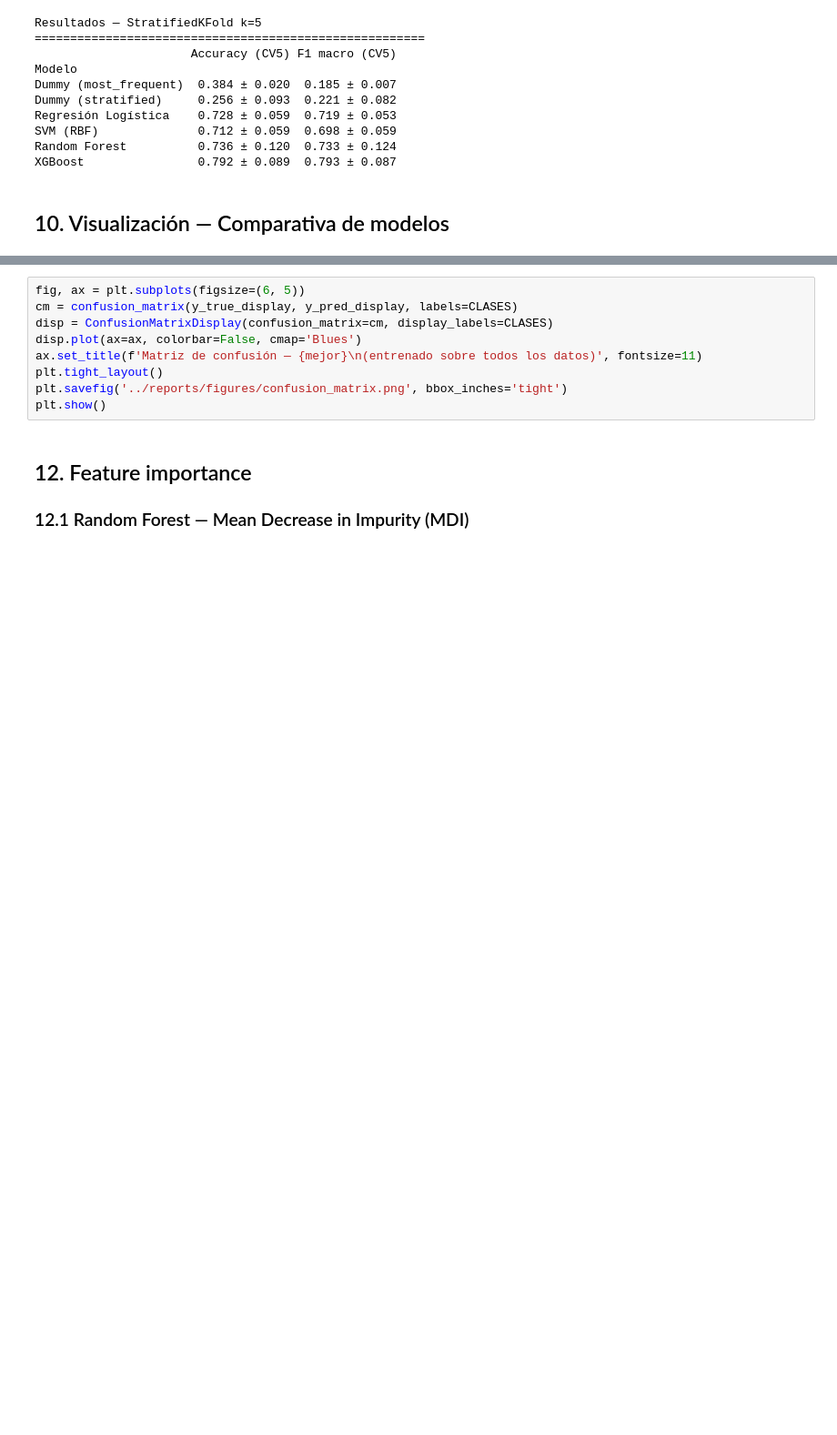
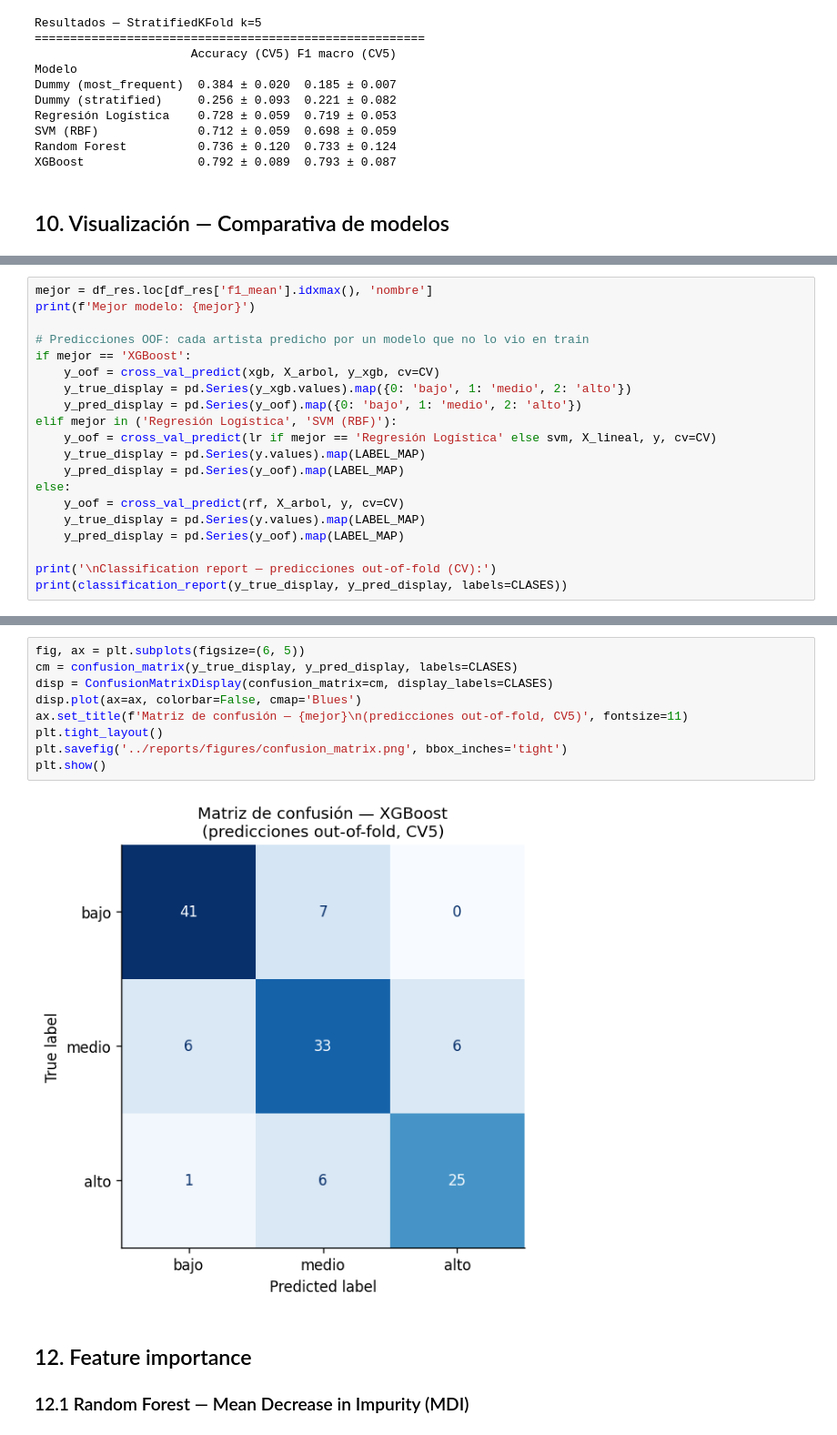
Before and after one commit to viictorhp/Data_Science-Master_Thesis, a Jupyter notebook: notebooks/02_modelado.ipynb, the cells around one changed output, grey strips where cells are left out. Shown at 91% size. Cells and saved outputs as stored; diff of their text form; blank space fills up the shorter version.

```diff
--- a/notebooks/02_modelado.ipynb
+++ b/notebooks/02_modelado.ipynb
@@ -305,0 +284,20 @@ print(classification_report(y_true_display, y_pred_display, target_names=CLASES)
+# %%
+mejor = df_res.loc[df_res['f1_mean'].idxmax(), 'nombre']
+print(f'Mejor modelo: {mejor}')
+
+# Predicciones OOF: cada artista predicho por un modelo que no lo vio en train
+if mejor == 'XGBoost':
+    y_oof = cross_val_predict(xgb, X_arbol, y_xgb, cv=CV)
+    y_true_display = pd.Series(y_xgb.values).map({0: 'bajo', 1: 'medio', 2: 'alto'})
+    y_pred_display = pd.Series(y_oof).map({0: 'bajo', 1: 'medio', 2: 'alto'})
+elif mejor in ('Regresión Logística', 'SVM (RBF)'):
+    y_oof = cross_val_predict(lr if mejor == 'Regresión Logística' else svm, X_lineal, y, cv=CV)
+    y_true_display = pd.Series(y.values).map(LABEL_MAP)
+    y_pred_display = pd.Series(y_oof).map(LABEL_MAP)
+else:
+    y_oof = cross_val_predict(rf, X_arbol, y, cv=CV)
+    y_true_display = pd.Series(y.values).map(LABEL_MAP)
+    y_pred_display = pd.Series(y_oof).map(LABEL_MAP)
+
+print('\nClassification report — predicciones out-of-fold (CV):')
+print(classification_report(y_true_display, y_pred_display, labels=CLASES))
@@ -306,12 +317,14 @@ print(classification_report(y_true_display, y_pred_display, target_names=CLASES)
 # %%
 fig, ax = plt.subplots(figsize=(6, 5))
 cm = confusion_matrix(y_true_display, y_pred_display, labels=CLASES)
 disp = ConfusionMatrixDisplay(confusion_matrix=cm, display_labels=CLASES)
 disp.plot(ax=ax, colorbar=False, cmap='Blues')
-ax.set_title(f'Matriz de confusión — {mejor}\n(entrenado sobre todos los datos)', fontsize=11)
+ax.set_title(f'Matriz de confusión — {mejor}\n(predicciones out-of-fold, CV5)', fontsize=11)
 plt.tight_layout()
 plt.savefig('../reports/figures/confusion_matrix.png', bbox_inches='tight')
 plt.show()
+# %% [output]
+[figure, added]
 # %% [markdown]
 ## 12. Feature importance
 
```
Also changed, not shown: parts of 12 cells of this notebook, 5 other files.
